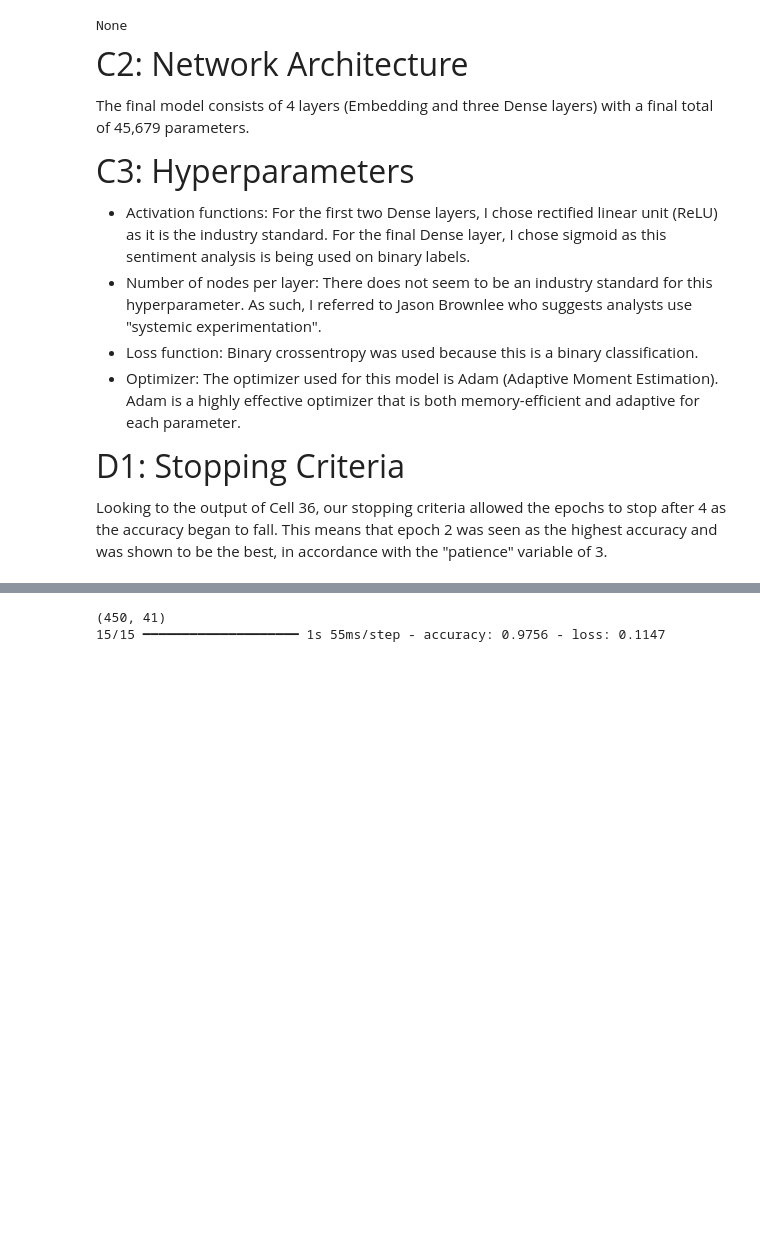
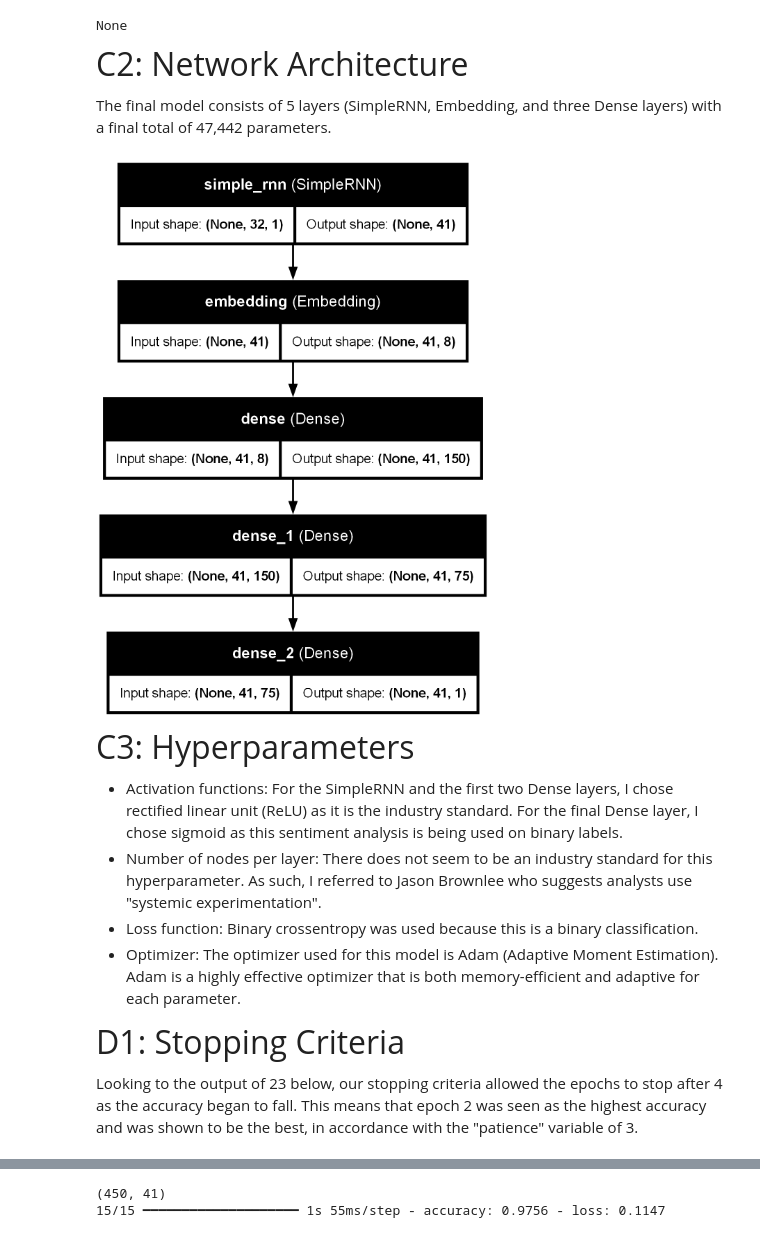
Before and after one commit to CGRowe96/WGU_MSDA, a Jupyter notebook: D213/Task 2/D213-Task2.ipynb, the cells around one changed output, grey strips where cells are left out. Drawn from its saved outputs; the diff is of its cells as text; code cells hidden in the pictures; blank space fills up the shorter version.

```diff
--- a/D213/Task 2/D213-Task2.ipynb
+++ b/D213/Task 2/D213-Task2.ipynb
@@ -439,19 +428,28 @@ None
 # %% [markdown]
 <font size='6'>C2: Network Architecture</font>
 
-The final model consists of 4 layers (Embedding and three Dense layers) with a final total of 45,679 parameters.
+The final model consists of 5 layers (SimpleRNN, Embedding, and three Dense layers) with a final total of 47,442 parameters.
+# %%
+import os
+os.environ["PATH"] += os.pathsep + 'C:/Program Files/Graphviz/bin/'
+
+from tensorflow.keras.utils import plot_model
+
+plot_model(model, to_file='my_model.png', show_shapes=True, show_layer_names=True)
+# %% [output]
+[figure, added]
 # %% [markdown]
 <font size='6'>C3: Hyperparameters</font>
 
 <ul>
-<li>Activation functions: For the first two Dense layers, I chose rectified linear unit (ReLU) as it is the industry standard. For the final Dense layer, I chose sigmoid as this sentiment analysis is being used on binary labels.</li>
+<li>Activation functions: For the SimpleRNN and the first two Dense layers, I chose rectified linear unit (ReLU) as it is the industry standard. For the final Dense layer, I chose sigmoid as this sentiment analysis is being used on binary labels.</li>
 <li>Number of nodes per layer: There does not seem to be an industry standard for this hyperparameter. As such, I referred to Jason Brownlee who suggests analysts use "systemic experimentation".</li>
 <li>Loss function: Binary crossentropy was used because this is a binary classification.</li>
 <li>Optimizer: The optimizer used for this model is Adam (Adaptive Moment Estimation). Adam is a highly effective optimizer that is both memory-efficient and adaptive for each parameter.</li>
 # %% [markdown]
 <font size='6'>D1: Stopping Criteria</font>
 
-Looking to the output of Cell 36, our stopping criteria allowed the epochs to stop after 4 as the accuracy began to fall. This means that epoch 2 was seen as the highest accuracy and was shown to be the best, in accordance with the "patience" variable of 3.
+Looking to the output of 23 below, our stopping criteria allowed the epochs to stop after 4 as the accuracy began to fall. This means that epoch 2 was seen as the highest accuracy and was shown to be the best, in accordance with the "patience" variable of 3.
 # %%
 num_classes = 41
 y_train = to_categorical(y_train, num_classes=num_classes)
```
Also changed, not shown: parts of 7 cells of this notebook, 1 other file.
